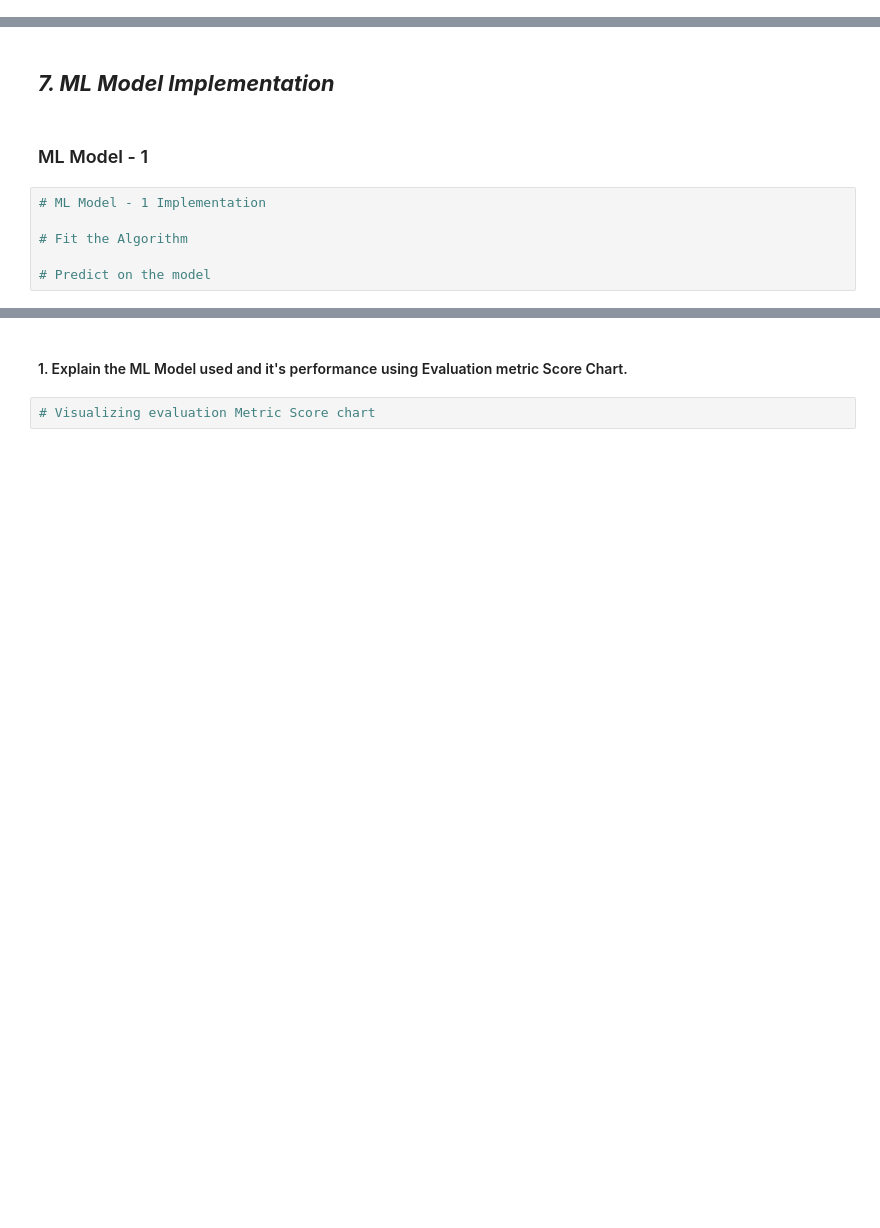
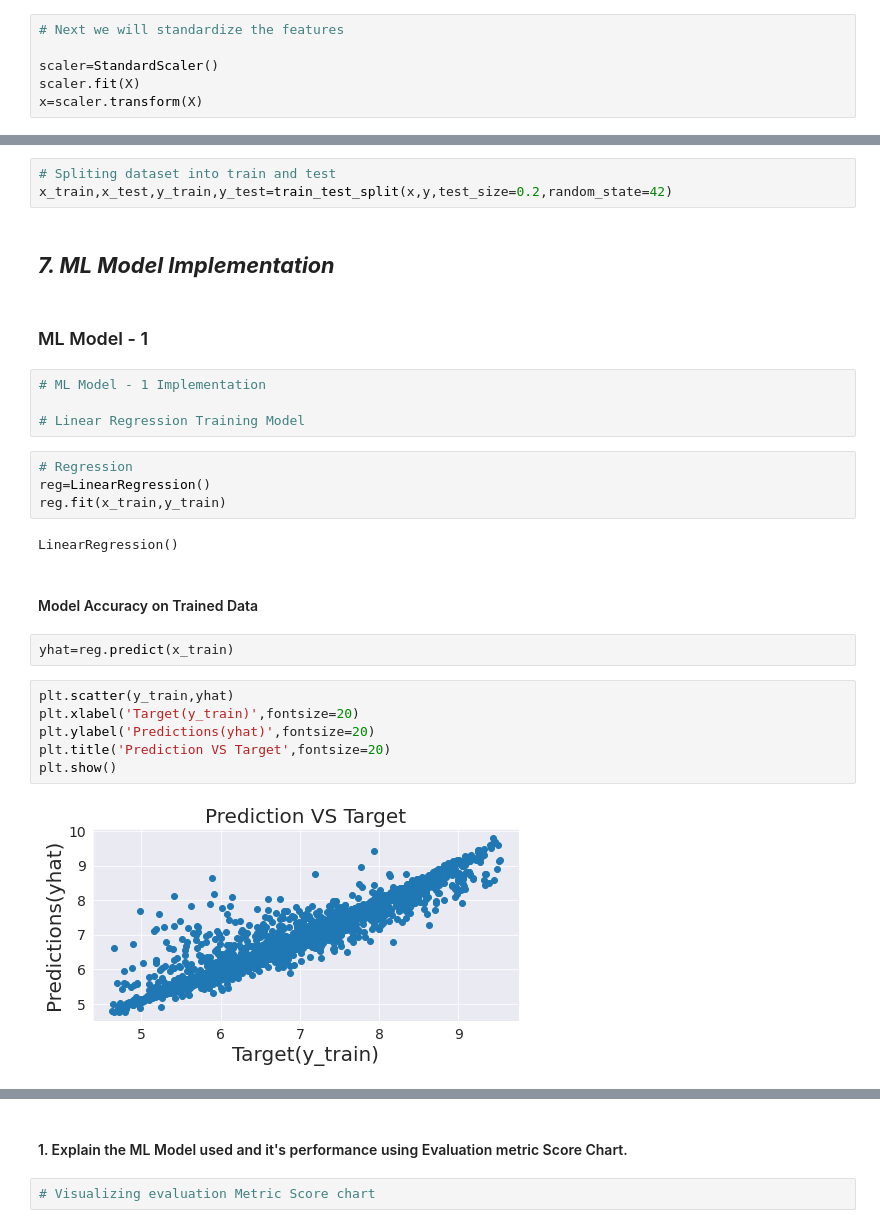
Before and after one commit to rajathAgalkote/TedTalksViewsPrediction_MLRegression, a Jupyter notebook: TED_Talks_Prediction_Regression_ML.ipynb, the cells around one changed output, grey strips where cells are left out. Cells and saved outputs as stored; diff of their text form; blank space fills up the shorter version.

Commit message:
Commit 08 - Linear Regression - Error Metrices

```diff
--- a/TED_Talks_Prediction_Regression_ML.ipynb
+++ b/TED_Talks_Prediction_Regression_ML.ipynb
@@ -1478,0 +1456,6 @@ Answer Here.
+# %%
+# Next we will standardize the features
+
+scaler=StandardScaler()
+scaler.fit(X)
+x=scaler.transform(X)
@@ -1479,3 +1466,6 @@ Answer Here.
+# %%
+# Spliting dataset into train and test
+x_train,x_test,y_train,y_test=train_test_split(x,y,test_size=0.2,random_state=42)
 # %% [markdown]
 ## ***7. ML Model Implementation***
 # %% [markdown]
@@ -1483,6 +1473,22 @@ Answer Here.
 # %%
 # ML Model - 1 Implementation
 
-# Fit the Algorithm
-
-# Predict on the model
+# Linear Regression Training Model
+# %%
+# Regression
+reg=LinearRegression()
+reg.fit(x_train,y_train)
+# %% [output]
+LinearRegression()
+# %% [markdown]
+#### Model Accuracy on Trained Data
+# %%
+yhat=reg.predict(x_train)
+# %%
+plt.scatter(y_train,yhat)
+plt.xlabel('Target(y_train)',fontsize=20)
+plt.ylabel('Predictions(yhat)',fontsize=20)
+plt.title('Prediction VS Target',fontsize=20)
+plt.show()
+# %% [output]
+[figure, added]
```
Also changed, not shown: parts of 113 cells of this notebook.
